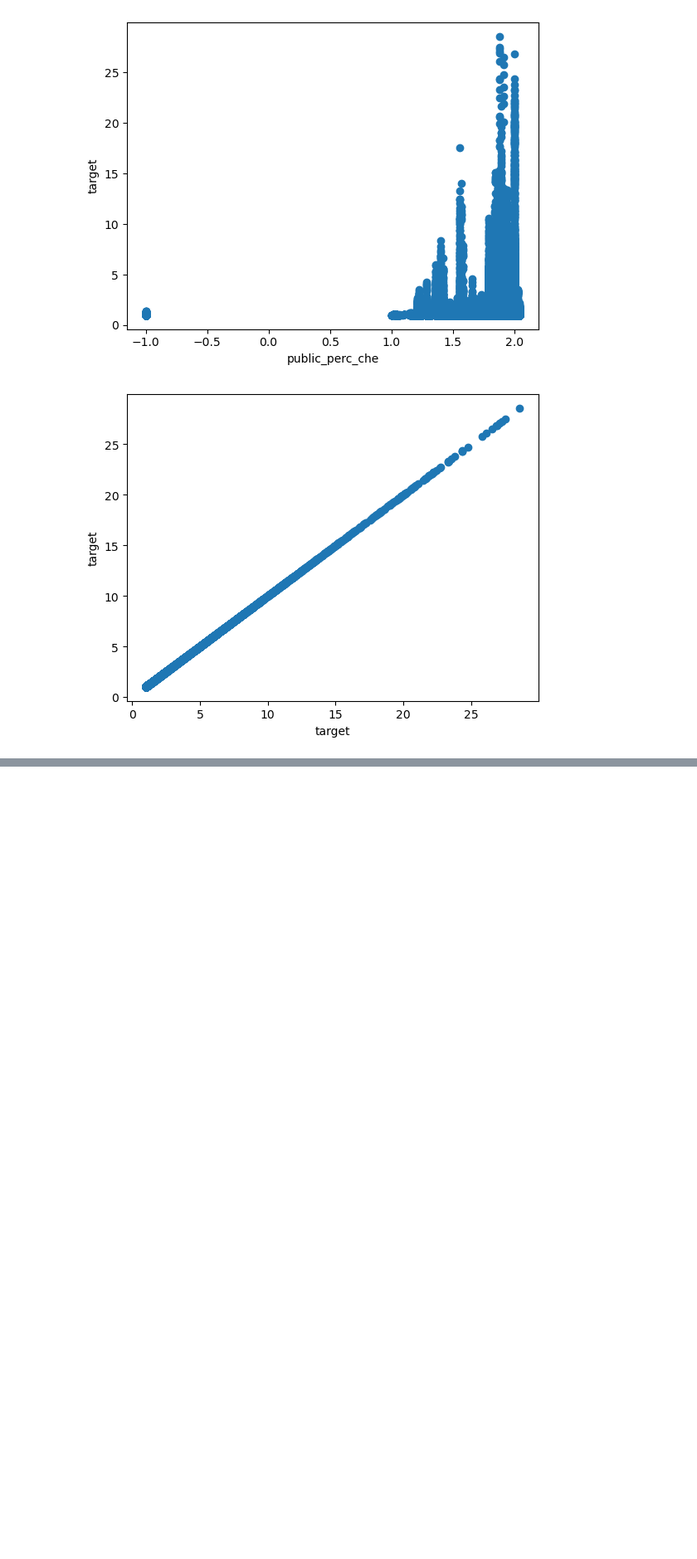
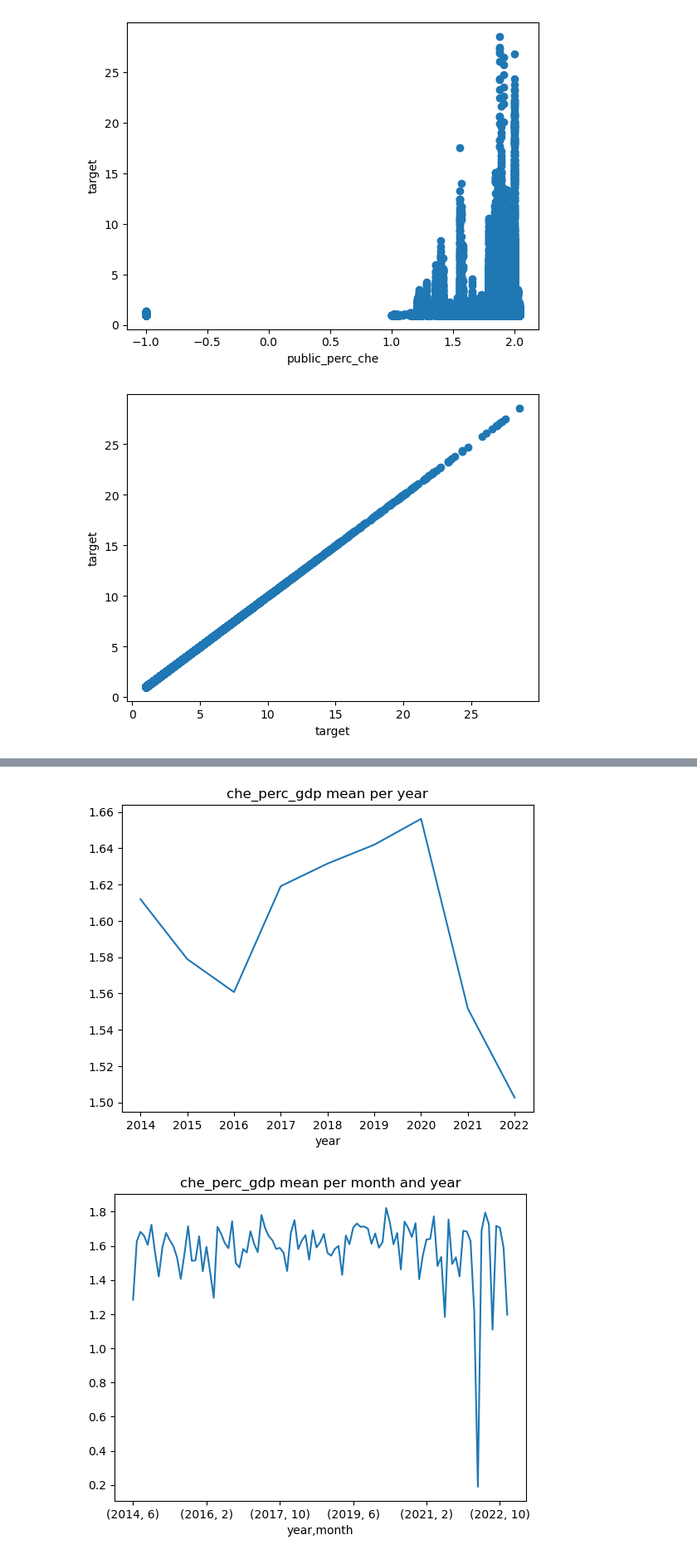
Before and after one commit to Mataas18/Datathon_Team20, a Jupyter notebook: Analysis.ipynb, the cells around one changed output, grey strips where cells are left out. Shown at 83% size. Saved outputs shown, nothing was run; the diff lists cells and outputs as text; code cells hidden in the pictures; blank space fills up the shorter version.

```diff
--- a/Analysis.ipynb
+++ b/Analysis.ipynb
@@ -110,0 +147,16 @@ for column in numerical_df.columns:
+# %%
+## Plot the che_perc_gdp mean per year
+df['launch_date'] = pd.to_datetime(df['launch_date'])
+df['year'] = df['launch_date'].dt.year
+df.groupby('year')['che_perc_gdp'].mean().plot()
+plt.title('che_perc_gdp mean per year')
+plt.show()
+
+## Plot the che_perc_gdp mean per month and year with a large visualization
+df['month'] = df['launch_date'].dt.month
+df.groupby(['year', 'month'])['che_perc_gdp'].mean().plot()
+plt.title('che_perc_gdp mean per month and year')
+plt.show()
+# %% [output]
+[figure, added]
+[figure, added]
```
Also changed, not shown: parts of 4 cells of this notebook.
